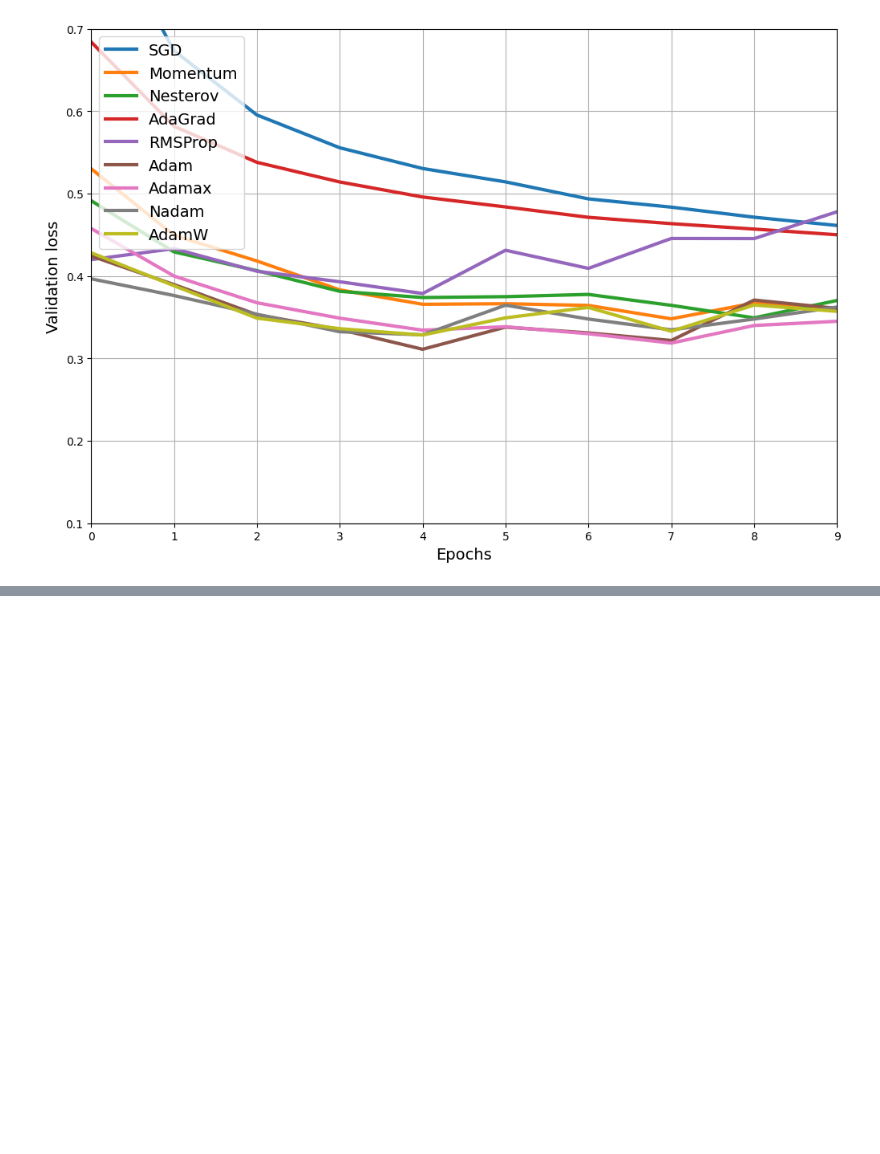
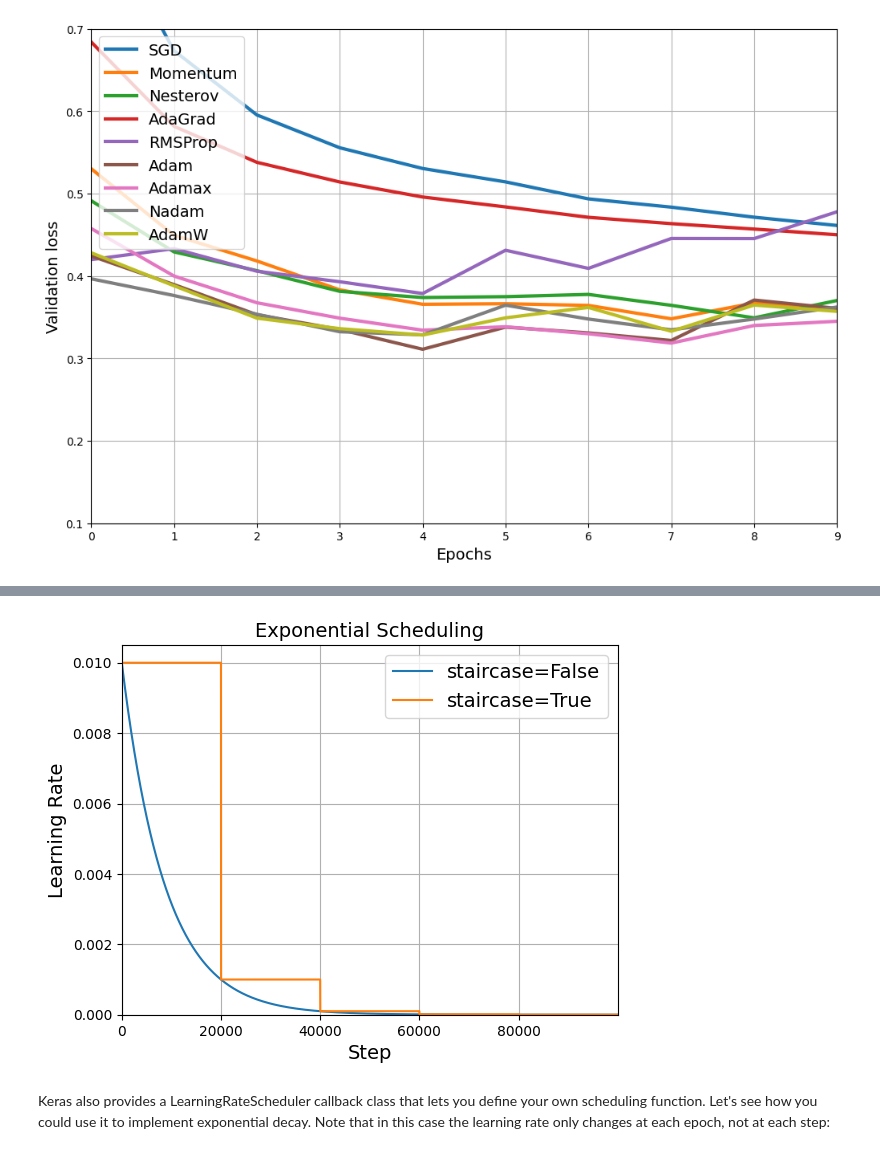
Before and after one commit to Pavan-jangid-here/Learning, a Jupyter notebook: Machine Learning (ML)/10. deep neural network.ipynb, the cells around one changed output, grey strips where cells are left out. Saved outputs shown, nothing was run; the diff lists cells and outputs as text; code cells hidden in the pictures; blank space fills up the shorter version.

```diff
--- a/Machine Learning (ML)/10. deep neural network.ipynb
+++ b/Machine Learning (ML)/10. deep neural network.ipynb
@@ -863,0 +961,24 @@ for loss in ("loss", "val_loss"):
+# %%
+# extra code – this cell plots exponential scheduling
+
+initial_learning_rate = 0.01
+decay_rate = 0.1
+decay_steps = 20_000
+
+steps = np.arange(100_000)
+lrs = initial_learning_rate * decay_rate ** (steps / decay_steps)
+lrs2 = initial_learning_rate * decay_rate ** np.floor(steps / decay_steps)
+
+plt.plot(steps, lrs,  "-", label="staircase=False")
+plt.plot(steps, lrs2,  "-", label="staircase=True")
+plt.axis([0, steps.max(), 0, 0.0105])
+plt.xlabel("Step")
+plt.ylabel("Learning Rate")
+plt.title("Exponential Scheduling", fontsize=14)
+plt.legend()
+plt.grid(True)
+plt.show()
+# %% [output]
+[figure, added]
+# %% [markdown]
+Keras also provides a LearningRateScheduler callback class that lets you define your own scheduling function. Let's see how you could use it to implement exponential decay. Note that in this case the learning rate only changes at each epoch, not at each step:
```
Also changed, not shown: parts of 12 cells of this notebook.
